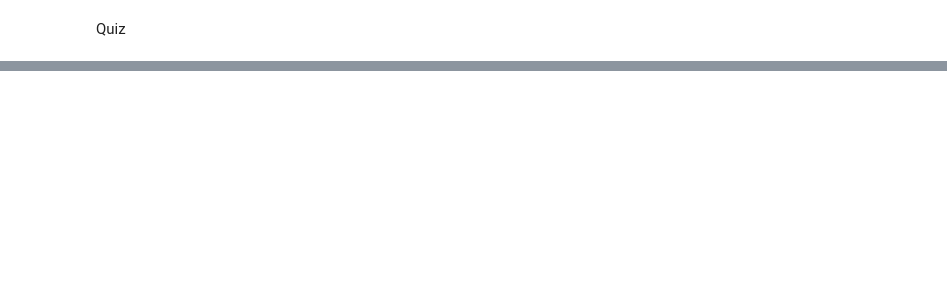
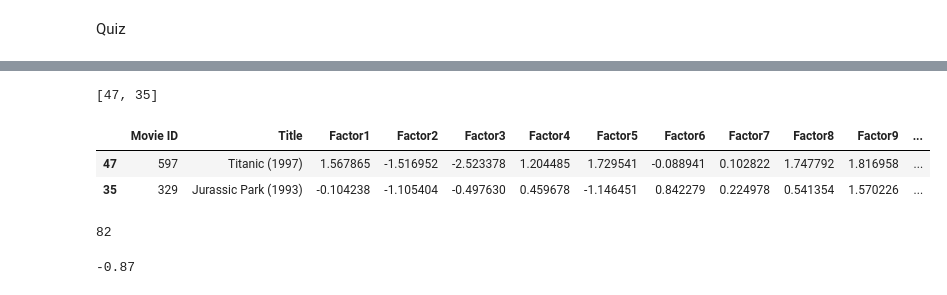
Before and after one commit to Ananyadevaraju/CE888, a Jupyter notebook: lab_4/movie_recommender.ipynb, the cells around one changed output, grey strips where cells are left out. Saved outputs shown, nothing was run; the diff lists cells and outputs as text; code cells hidden in the pictures; blank space fills up the shorter version.

```diff
--- a/lab_4/movie_recommender.ipynb
+++ b/lab_4/movie_recommender.ipynb
@@ -104,0 +206,7 @@ Quiz
+# %%
+#Question 10
+num_factors = df_users.shape[1]-1
+user_pref = df_users[df_users['User'] == 4327].iloc[:, -num_factors:].values[0]
+item_feat = df_items.iloc[:, -num_factors:].values
+# %%
+preference = item_feat.dot(user_pref)
@@ -104,0 +253,12 @@ Quiz
+# %%
+top_values = pd.DataFrame(preference).nlargest(2, 0)
+top_indices = top_values.index
+list(top_indices)
+# %% [output]
+[47, 35]
+# %%
+df_items.iloc[list(top_indices)]
+# %% [output]
+|  | Movie ID | Title | Factor1 | Factor2 | Factor3 | Factor4 | Factor5 | Factor6 | Factor7 | Factor8 | Factor9 | ... |
+| 47 | 597 | Titanic (1997) | 1.567865 | -1.516952 | -2.523378 | 1.204485 | 1.729541 | -0.088941 | 0.102822 | 1.747792 | 1.816958 | ... |
+| 35 | 329 | Jurassic Park (1993) | -0.104238 | -1.105404 | -0.497630 | 0.459678 | -1.146451 | 0.842279 | 0.224978 | 0.541354 | 1.570226 | ... |
@@ -104,0 +271,4 @@ Quiz
+# %%
+df_items[df_items['Movie ID']==2164].index.values[0]
+# %% [output]
+82
@@ -104,0 +277,4 @@ Quiz
+# %%
+round(preference[82],2)
+# %% [output]
+-0.87
```
Also changed, not shown: parts of 18 cells of this notebook.
